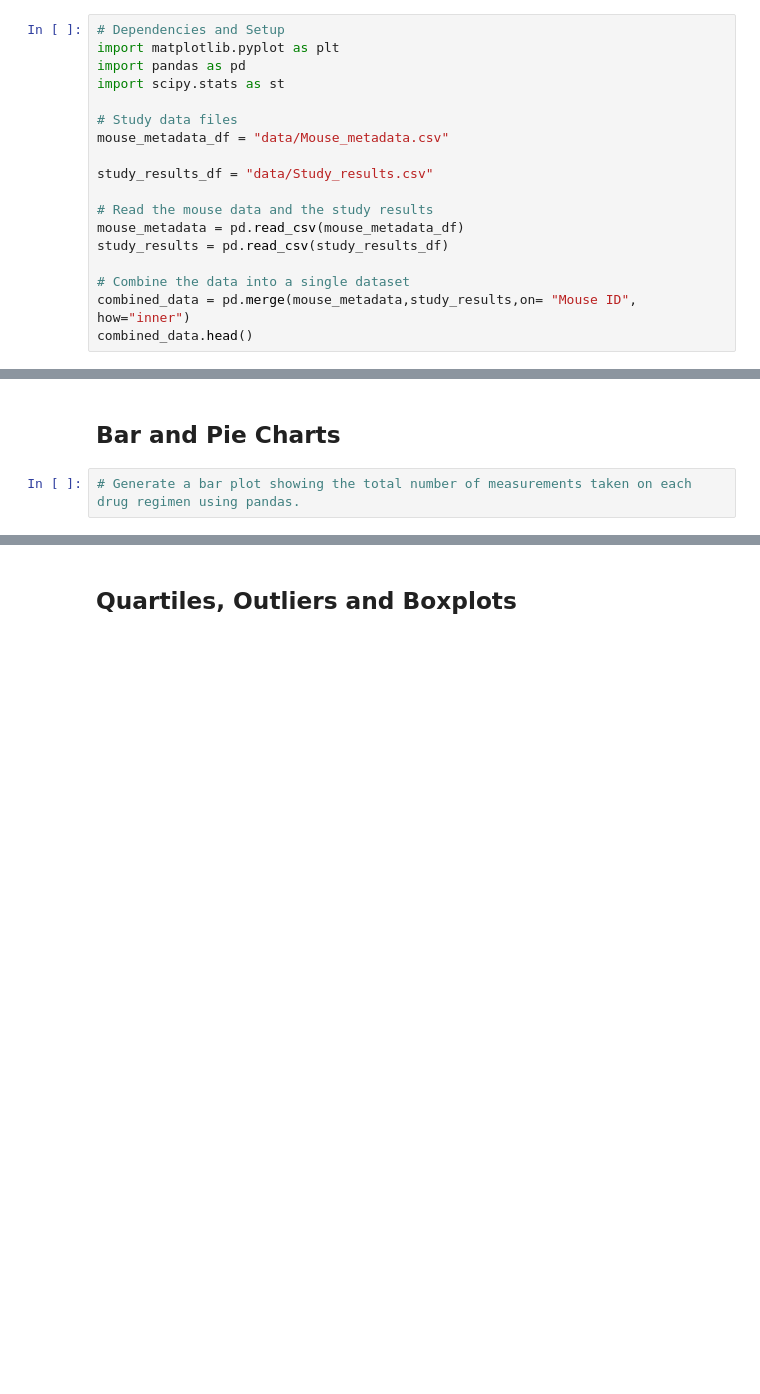
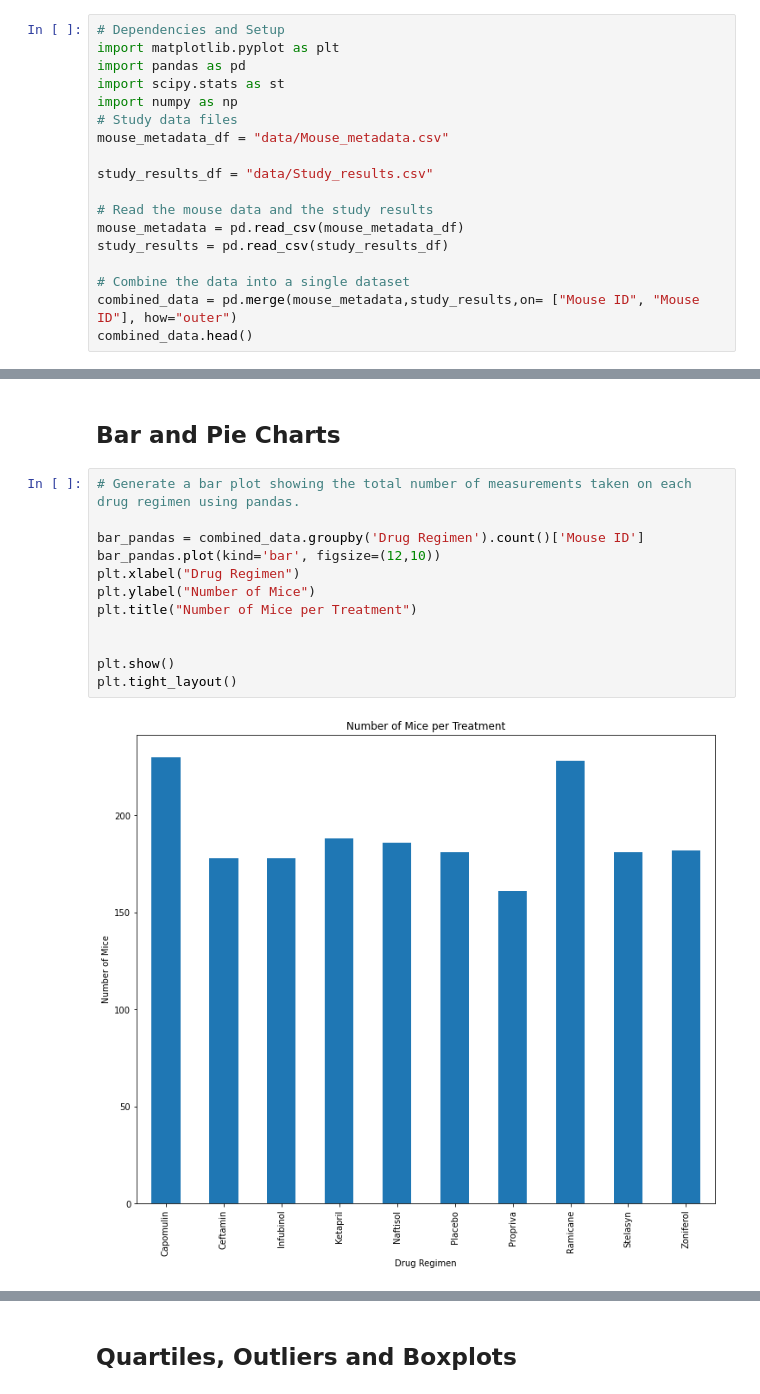
Before and after one commit to Marlyng26/Cancer-in-Mice-Analysis, a Jupyter notebook: pymaceuticals_starter.ipynb, the cells around one changed output, grey strips where cells are left out. Saved outputs shown, nothing was run; the diff lists cells and outputs as text; blank space fills up the shorter version.

```diff
--- a/pymaceuticals_starter.ipynb
+++ b/pymaceuticals_starter.ipynb
@@ -5,7 +5,7 @@
 import matplotlib.pyplot as plt
 import pandas as pd
 import scipy.stats as st
-
+import numpy as np
 # Study data files
 mouse_metadata_df = "data/Mouse_metadata.csv"
 
@@ -16,7 +16,7 @@ mouse_metadata = pd.read_csv(mouse_metadata_df)
 study_results = pd.read_csv(study_results_df)
 
 # Combine the data into a single dataset
-combined_data = pd.merge(mouse_metadata,study_results,on= "Mouse ID", how="inner")
+combined_data = pd.merge(mouse_metadata,study_results,on= ["Mouse ID", "Mouse ID"], how="outer")
 combined_data.head()
 # %% [output]
 |  | Mouse ID | Drug Regimen | Sex | Age_months | Weight (g) | Timepoint | Tumor Volume (mm3) | ... |
@@ -126,3 +147,15 @@ sum_stat_df
 ## Bar and Pie Charts
 # %%
 # Generate a bar plot showing the total number of measurements taken on each drug regimen using pandas.
+
+bar_pandas = combined_data.groupby('Drug Regimen').count()['Mouse ID']
+bar_pandas.plot(kind='bar', figsize=(12,10))
+plt.xlabel("Drug Regimen")
+plt.ylabel("Number of Mice")
+plt.title("Number of Mice per Treatment")
+
+
+plt.show()
+plt.tight_layout()
+# %% [output]
+[figure, added]
```
Also changed, not shown: parts of 14 cells of this notebook, 1 other file.
